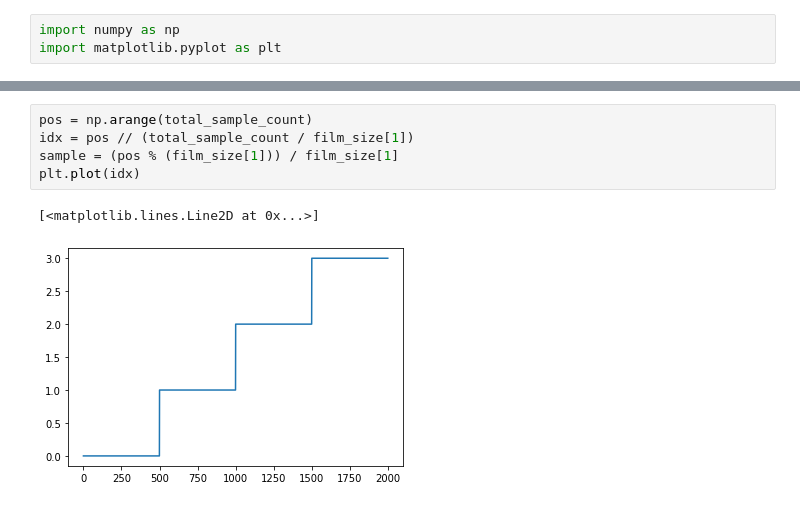
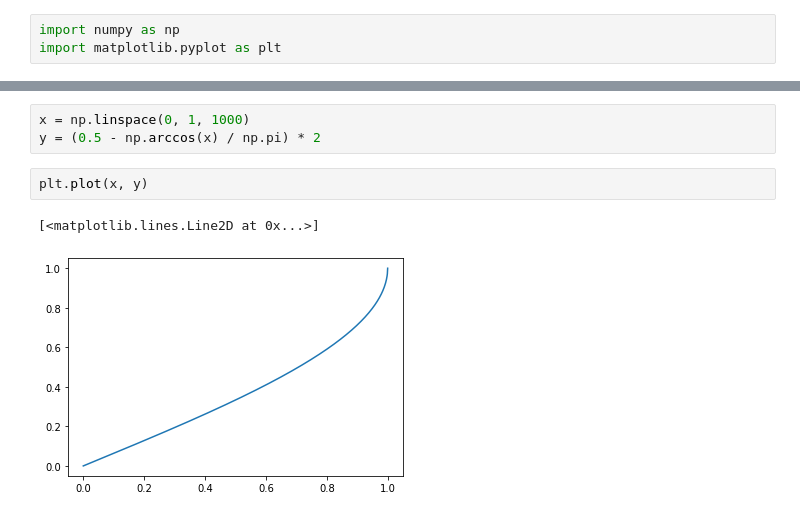
Before and after one commit to LeonardEyer/mitsuba2, a Jupyter notebook: notebook/Untitled4.ipynb, the cells around one changed output, grey strips where cells are left out. Saved outputs shown, nothing was run; the diff lists cells and outputs as text.

```diff
--- a/notebook/Untitled4.ipynb
+++ b/notebook/Untitled4.ipynb
@@ -16,8 +4,8 @@ plt.plot(idx)
-# %%
-pos = np.arange(total_sample_count)
-idx = pos // (total_sample_count / film_size[1])
-sample = (pos % (film_size[1])) / film_size[1]
-plt.plot(idx)
-# %% [output]
-[<matplotlib.lines.Line2D at 0x...>]
-[figure, removed]
+# %%
+x = np.linspace(0, 1, 1000)
+y = (0.5 - np.arccos(x) / np.pi) * 2
+# %%
+plt.plot(x, y)
+# %% [output]
+[<matplotlib.lines.Line2D at 0x...>]
+[figure, added]
```
Also changed, not shown: parts of 3 cells of this notebook, 7 other files.
